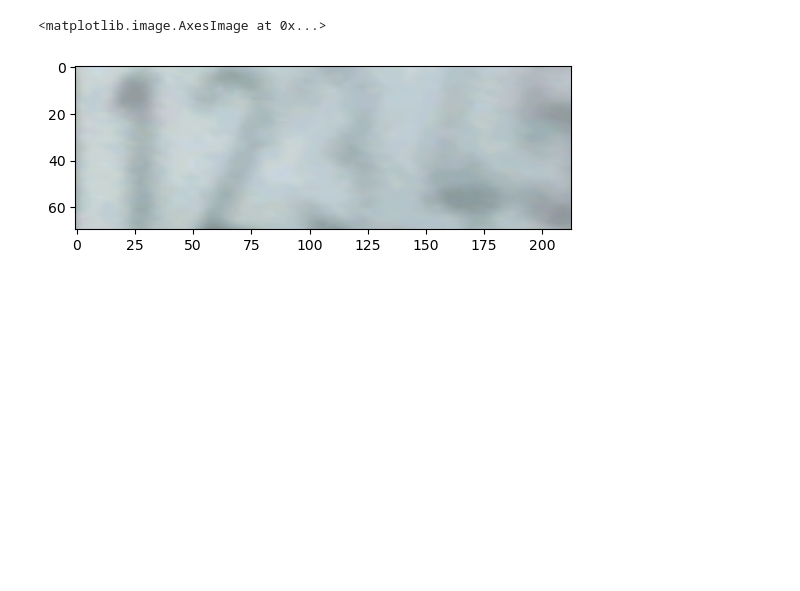
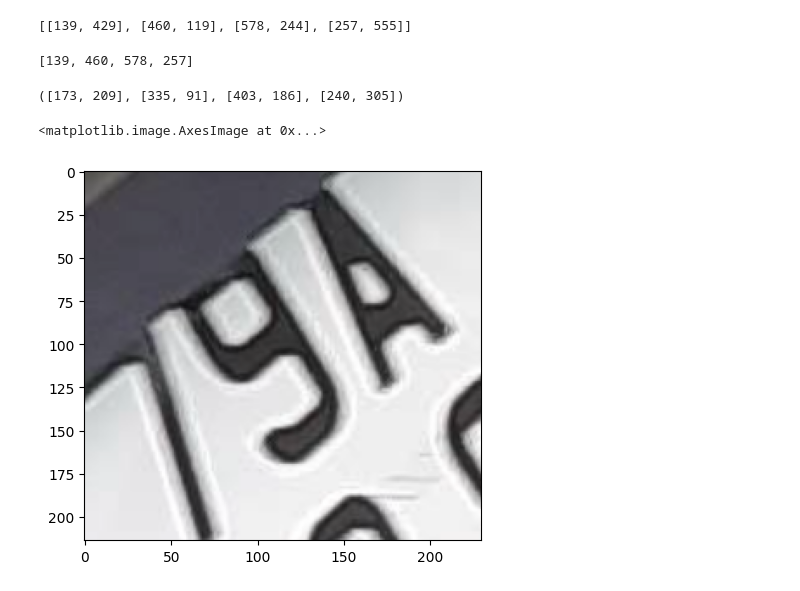
Before and after one commit to nhungnguyen-seta/PaddleOCR-Studycases, a Jupyter notebook: inference_lisenceplate_onnx.ipynb, the cells around one changed output. Saved outputs shown, nothing was run; the diff lists cells and outputs as text; code cells hidden in the pictures; blank space fills up the shorter version.

```diff
--- a/inference_lisenceplate_onnx.ipynb
+++ b/inference_lisenceplate_onnx.ipynb
@@ -160,7 +132,18 @@ res
+# %%
+box['points']
+# %% [output]
+[[139, 429], [460, 119], [578, 244], [257, 555]]
+# %%
+x = [sublist[0] for sublist in box['points']]
+y = [sublist[1] for sublist in box['points']]
+# %% [output]
+[139, 460, 578, 257]
 # %%
-x1, x2, x3, x4 = res[0]['points']
+x1, x2, x3, x4
+# %% [output]
+([173, 209], [335, 91], [403, 186], [240, 305])
-# %%
-plt.imshow(img[x1[1]:x3[1], x1[0]:x2[0]])
-# %% [output]
-<matplotlib.image.AxesImage at 0x...>
-[figure, removed]
+# %%
+plt.imshow(img[91:305, 173:403])
+# %% [output]
+<matplotlib.image.AxesImage at 0x...>
+[figure, added]
```
Also changed, not shown: parts of 8 cells of this notebook, 2 other files.
